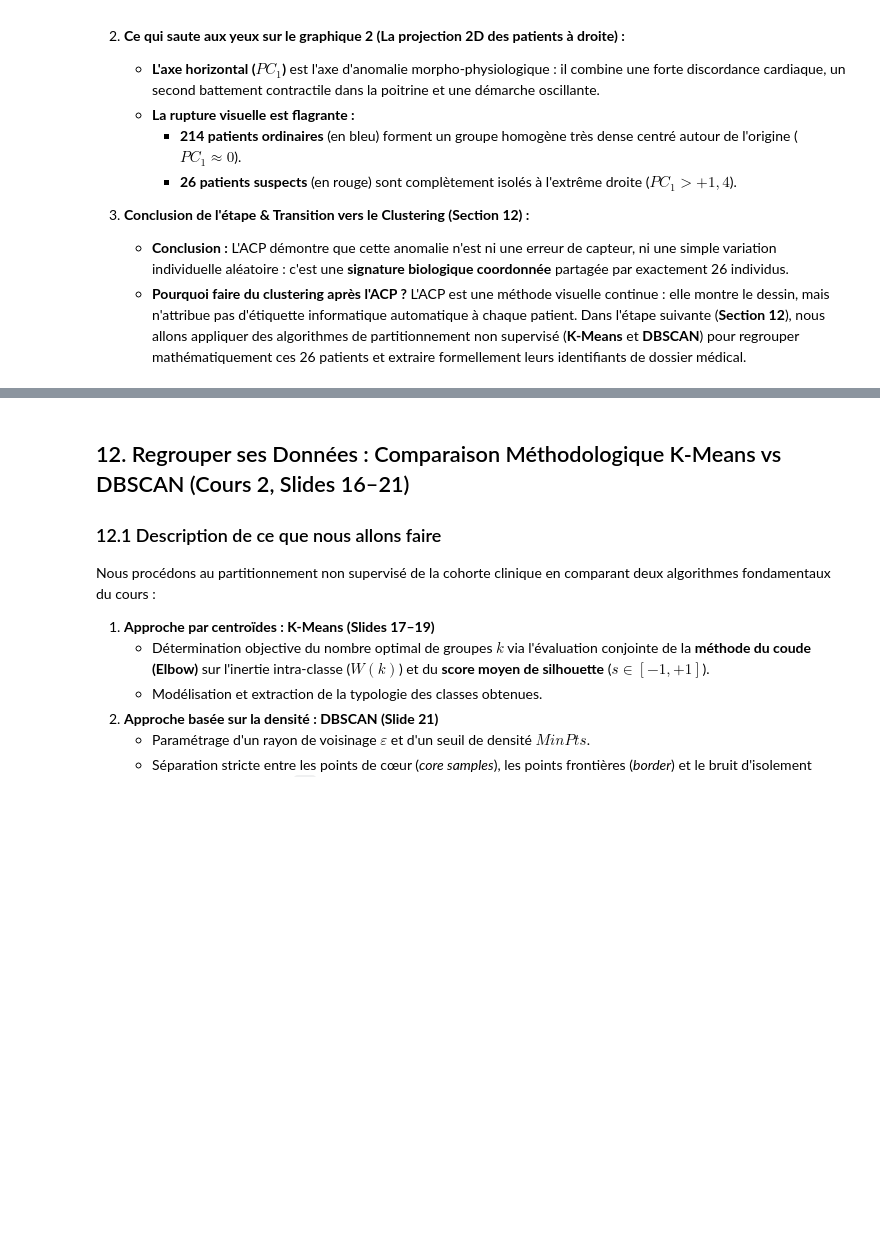
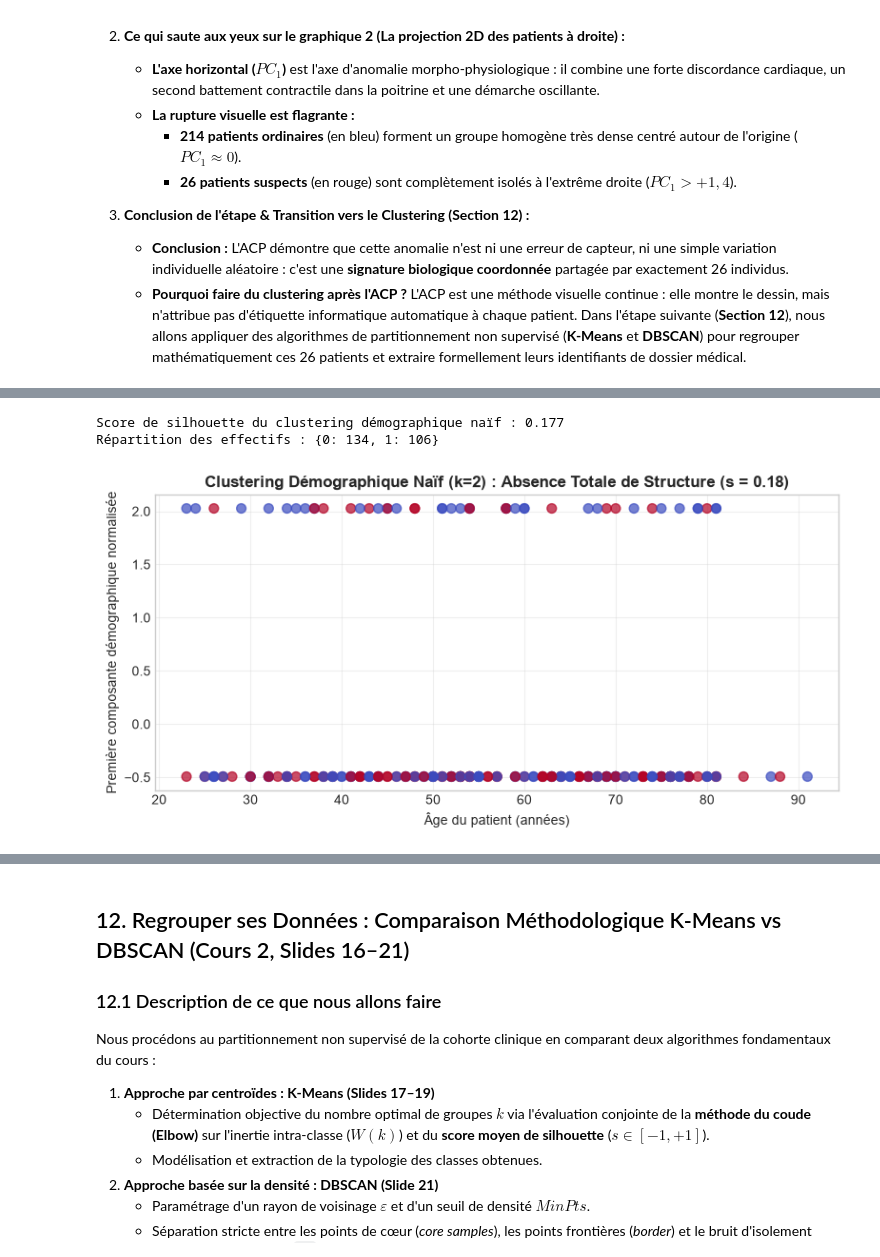
Before and after one commit to housniCS/20262027-UE-DataMining-Project, a Jupyter notebook: Rapport_Projet_DataMining.ipynb, the cells around one changed output, grey strips where cells are left out. Saved outputs shown, nothing was run; the diff lists cells and outputs as text; code cells hidden in the pictures; blank space fills up the shorter version.

```diff
--- a/Rapport_Projet_DataMining.ipynb
+++ b/Rapport_Projet_DataMining.ipynb
@@ -1190,0 +1200,45 @@ Grâce à l'ACP, nous avons ramené les **6 mesures médicales complexes** de ch
+# %%
+# =============================================================================
+# FAUSSE PISTE 1 : TENTATIVE DE SEGMENTATION DÉMOGRAPHIQUE NAÏVE (COURS 2)
+# =============================================================================
+import pandas as pd
+import numpy as np
+import matplotlib.pyplot as plt
+from sklearn.cluster import KMeans
+from sklearn.preprocessing import StandardScaler
+from sklearn.metrics import silhouette_score
+
+# 1. Préparation des données signalétiques simples
+df_pat = cleaned_datasets['health']['patient_administration.csv'].copy() if 'cleaned_datasets' in globals() else pd.read_csv("data/health/patient_administration.csv")
+df_pat = df_pat.drop_duplicates(subset=['patient_number']).copy()
+
+# Calcul de l'âge chronologique
+df_pat['age'] = 2026 - pd.to_datetime(df_pat['date_of_birth'], errors='coerce').dt.year
+demo_features = pd.get_dummies(df_pat[['home_region', 'registered_sex']], drop_first=True)
+demo_features['age'] = df_pat['age']
+demo_features = demo_features.dropna()
+
+# 2. Standardisation et Clustering K-Means naïf
+scaler_demo = StandardScaler()
+X_demo = scaler_demo.fit_transform(demo_features)
+
+km_demo = KMeans(n_clusters=2, random_state=42, n_init=10)
+demo_labels = km_demo.fit_predict(X_demo)
+sil_demo = silhouette_score(X_demo, demo_labels)
+
+print(f"Score de silhouette du clustering démographique naïf : {sil_demo:.3f}")
+print("Répartition des effectifs :", pd.Series(demo_labels).value_counts().to_dict())
+
+# 3. Visualisation de la dispersion amorphe
+fig, ax = plt.subplots(figsize=(8, 4))
+scatter = ax.scatter(demo_features['age'], X_demo[:, 0], c=demo_labels, cmap='coolwarm', alpha=0.7, s=50)
+ax.set_title(f"Clustering Démographique Naïf (k=2) : Absence Totale de Structure (s = {sil_demo:.2f})", fontweight='bold')
+ax.set_xlabel("Âge du patient (années)")
+ax.set_ylabel("Première composante démographique normalisée")
+ax.grid(True, alpha=0.3)
+plt.tight_layout()
+plt.show()
+# %% [output]
+Score de silhouette du clustering démographique naïf : 0.177
+Répartition des effectifs : {0: 134, 1: 106}
+[figure, added]
```
Also changed, not shown: parts of 7 cells of this notebook.
